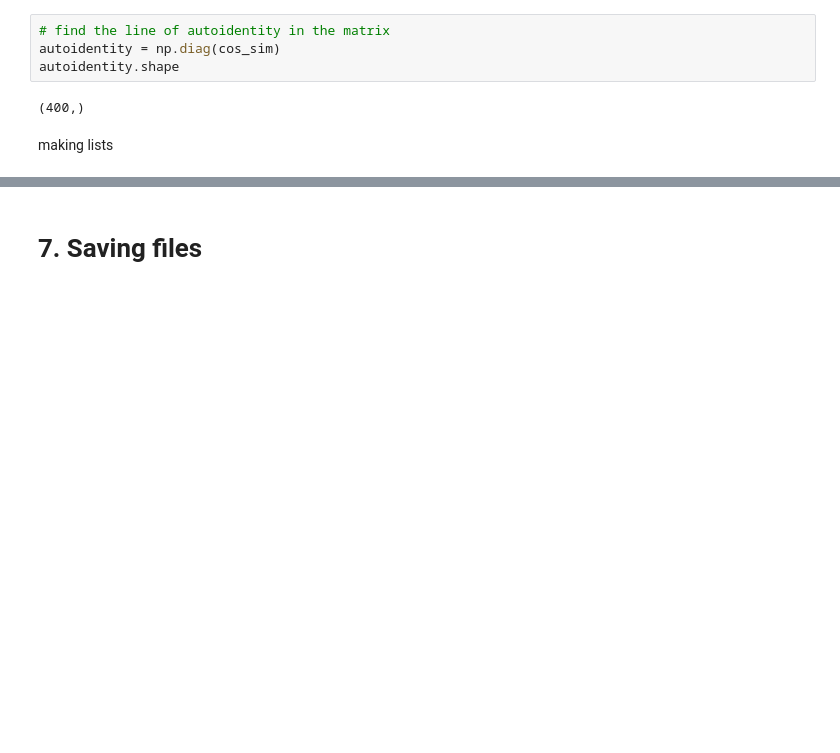
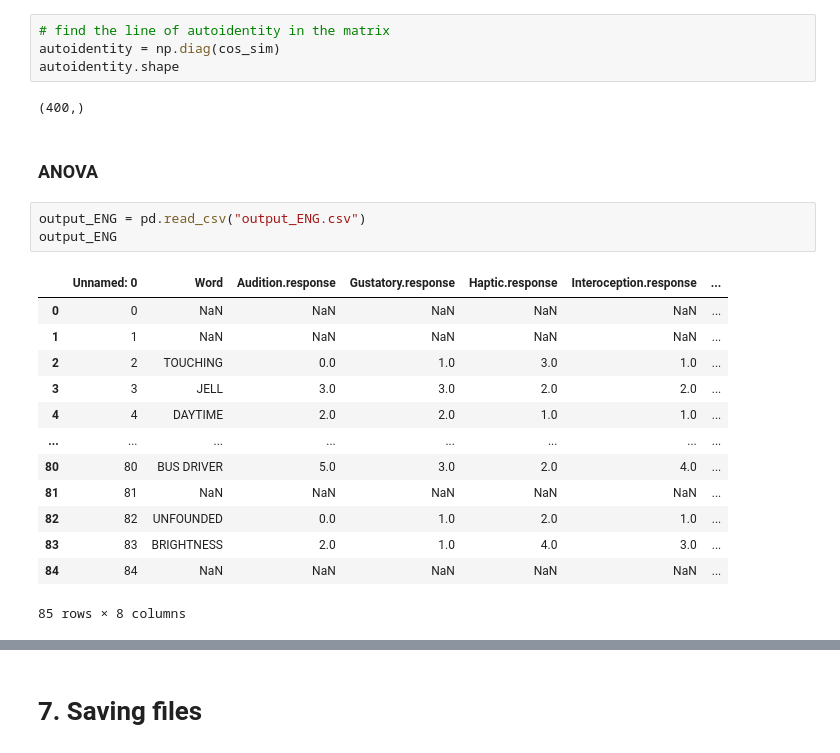
Before and after one commit to soniasola00/SpanLancasterNorm, a Jupyter notebook: Sonia3.ipynb, the cells around one changed output, grey strips where cells are left out. Drawn from its saved outputs; the diff is of its cells as text; blank space fills up the shorter version.

Commit message:
Add files via upload
started preparing test data for anova

```diff
--- a/Sonia3.ipynb
+++ b/Sonia3.ipynb
@@ -835,4 +836,21 @@ autoidentity.shape
 # %% [output]
 (400,)
 # %% [markdown]
-making lists
+### ANOVA ###
+# %%
+output_ENG = pd.read_csv("output_ENG.csv")
+output_ENG
+# %% [output]
+|  | Unnamed: 0 | Word | Audition.response | Gustatory.response | Haptic.response | Interoception.response | ... |
+| 0 | 0 | NaN | NaN | NaN | NaN | NaN | ... |
+| 1 | 1 | NaN | NaN | NaN | NaN | NaN | ... |
+| 2 | 2 | TOUCHING | 0.0 | 1.0 | 3.0 | 1.0 | ... |
+| 3 | 3 | JELL | 3.0 | 3.0 | 2.0 | 2.0 | ... |
+| 4 | 4 | DAYTIME | 2.0 | 2.0 | 1.0 | 1.0 | ... |
+| ... | ... | ... | ... | ... | ... | ... | ... |
+| 80 | 80 | BUS DRIVER | 5.0 | 3.0 | 2.0 | 4.0 | ... |
+| 81 | 81 | NaN | NaN | NaN | NaN | NaN | ... |
+| 82 | 82 | UNFOUNDED | 0.0 | 1.0 | 2.0 | 1.0 | ... |
+| 83 | 83 | BRIGHTNESS | 2.0 | 1.0 | 4.0 | 3.0 | ... |
+| 84 | 84 | NaN | NaN | NaN | NaN | NaN | ... |
+85 rows × 8 columns
```
Also changed, not shown: parts of 7 cells of this notebook.
